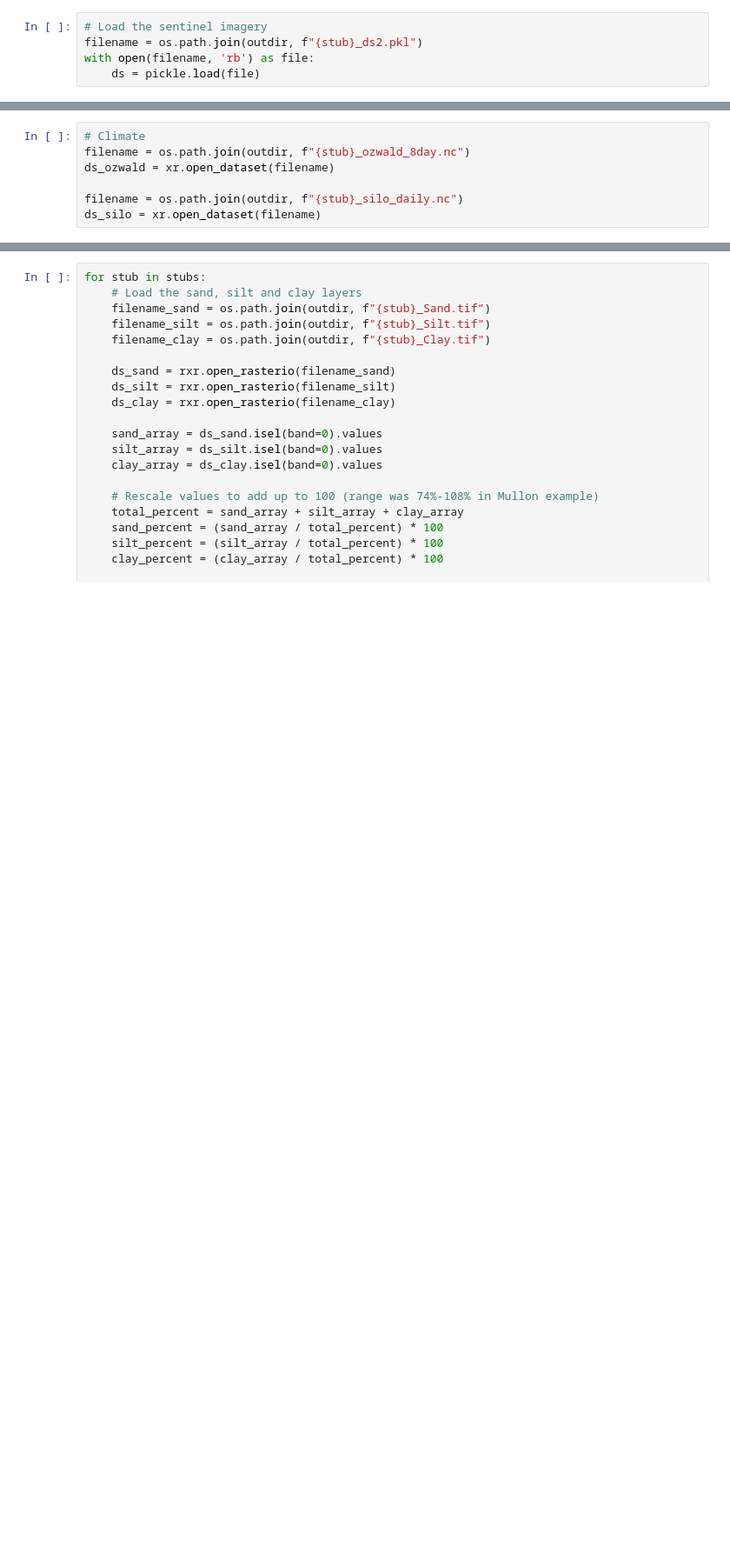
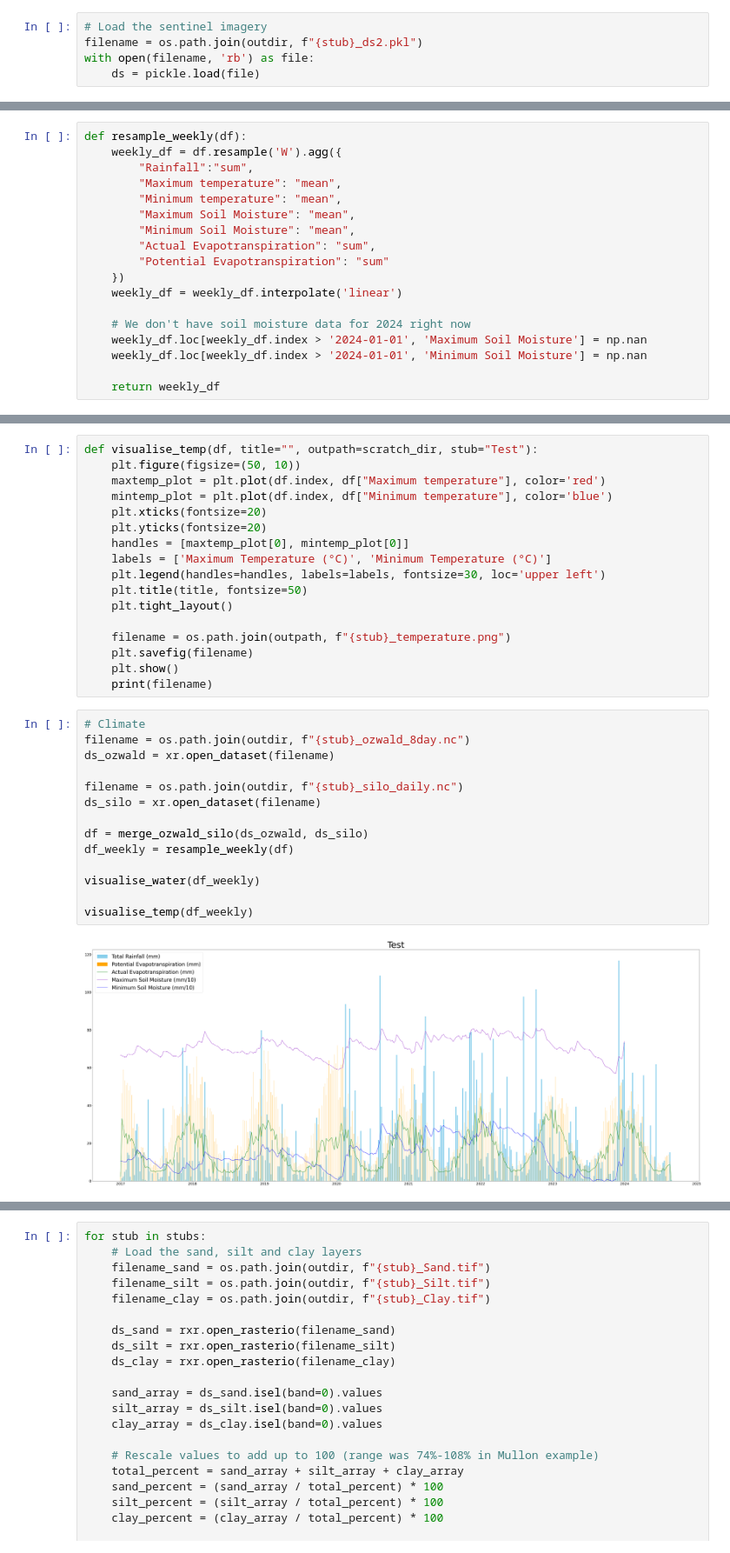
Before and after one commit to johnburley3000/PaddockTS, a Jupyter notebook: DAESIM_preprocess/everything_visualise.ipynb, the cells around one changed output, grey strips where cells are left out. Shown at 87% size. Saved outputs shown, nothing was run; the diff lists cells and outputs as text; blank space fills up the shorter version.

Commit message:
Extracted weather plot into its own function  Please enter the commit message for your changes. Lines starting

```diff
--- a/DAESIM_preprocess/everything_visualise.ipynb
+++ b/DAESIM_preprocess/everything_visualise.ipynb
@@ -120,0 +115,18 @@ time_lapse(ds)
+# %%
+def resample_weekly(df):
+    weekly_df = df.resample('W').agg({
+        "Rainfall":"sum",
+        "Maximum temperature": "mean",
+        "Minimum temperature": "mean",
+        "Maximum Soil Moisture": "mean",
+        "Minimum Soil Moisture": "mean",
+        "Actual Evapotranspiration": "sum",
+        "Potential Evapotranspiration": "sum"
+    })
+    weekly_df = weekly_df.interpolate('linear')
+
+    # We don't have soil moisture data for 2024 right now
+    weekly_df.loc[weekly_df.index > '2024-01-01', 'Maximum Soil Moisture'] = np.nan
+    weekly_df.loc[weekly_df.index > '2024-01-01', 'Minimum Soil Moisture'] = np.nan
+
+    return weekly_df
@@ -121,7 +161,33 @@ time_lapse(ds)
+# %%
+def visualise_temp(df, title="", outpath=scratch_dir, stub="Test"):
+    plt.figure(figsize=(50, 10))
+    maxtemp_plot = plt.plot(df.index, df["Maximum temperature"], color='red')
+    mintemp_plot = plt.plot(df.index, df["Minimum temperature"], color='blue')
+    plt.xticks(fontsize=20)
+    plt.yticks(fontsize=20)
+    handles = [maxtemp_plot[0], mintemp_plot[0]]
+    labels = ['Maximum Temperature (°C)', 'Minimum Temperature (°C)']
+    plt.legend(handles=handles, labels=labels, fontsize=30, loc='upper left')
+    plt.title(title, fontsize=50)
+    plt.tight_layout()
+
+    filename = os.path.join(outpath, f"{stub}_temperature.png")
+    plt.savefig(filename)
+    plt.show()
+    print(filename)
 # %%
 # Climate
 filename = os.path.join(outdir, f"{stub}_ozwald_8day.nc")
 ds_ozwald = xr.open_dataset(filename)
 
 filename = os.path.join(outdir, f"{stub}_silo_daily.nc")
 ds_silo = xr.open_dataset(filename)
+
+df = merge_ozwald_silo(ds_ozwald, ds_silo)
+df_weekly = resample_weekly(df)
+
+visualise_water(df_weekly)
+
+visualise_temp(df_weekly)
+# %% [output]
+[figure, added]
```
Also changed, not shown: parts of 19 cells of this notebook, 4 other files.
